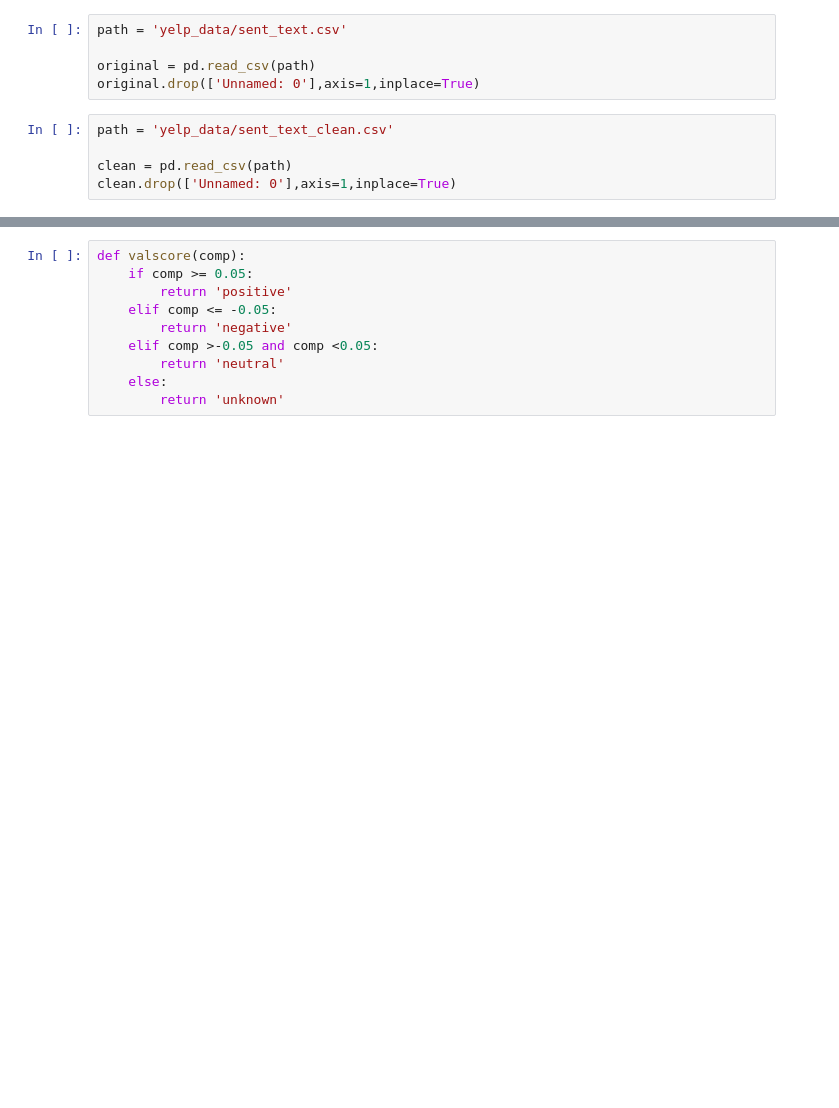
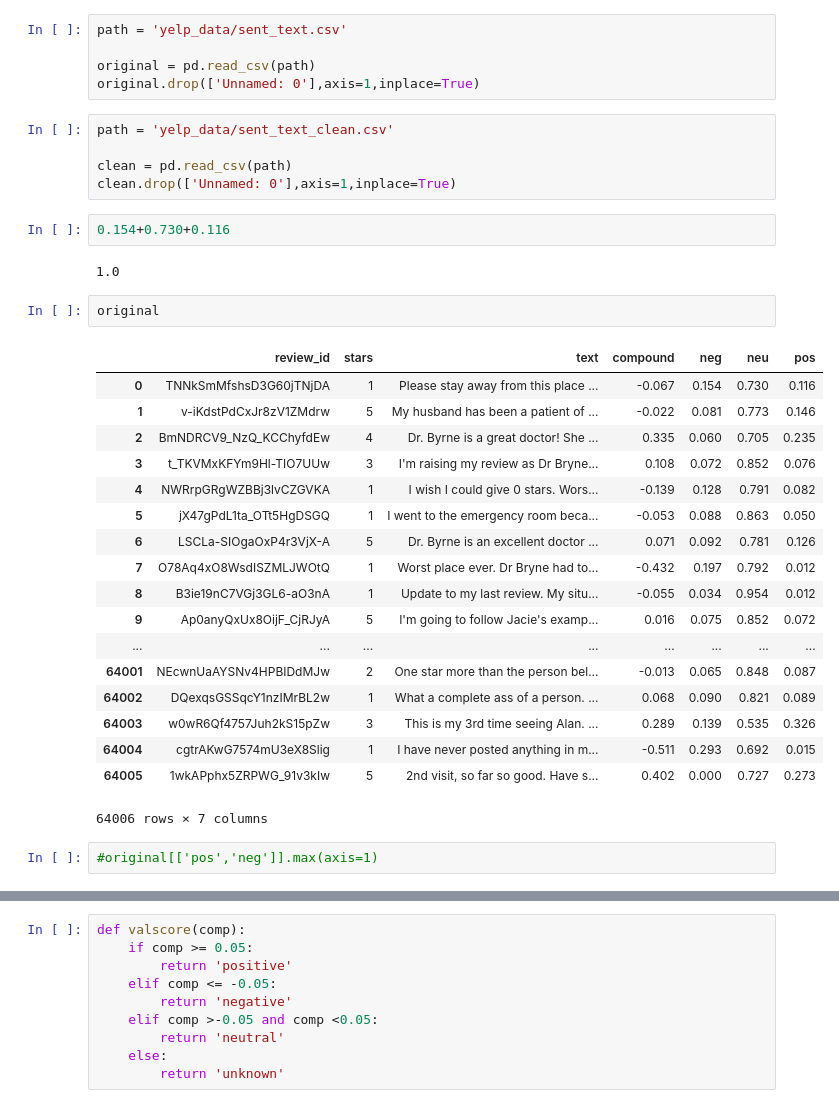
Before and after one commit to franksalas/text_classification_public_healthcare_data, a Jupyter notebook: data_exploration/health05_sentiment_values_better.ipynb, the cells around one changed output, grey strips where cells are left out. Drawn from its saved outputs; the diff is of its cells as text; blank space fills up the shorter version.

```diff
--- a/data_exploration/health05_sentiment_values_better.ipynb
+++ b/data_exploration/health05_sentiment_values_better.ipynb
@@ -17,3 +17,30 @@ path = 'yelp_data/sent_text_clean.csv'
 
 clean = pd.read_csv(path)
 clean.drop(['Unnamed: 0'],axis=1,inplace=True)
+# %%
+0.154+0.730+0.116
+# %% [output]
+1.0
+# %%
+original
+# %% [output]
+|  | review_id | stars | text | compound | neg | neu | pos |
+| 0 | TNNkSmMfshsD3G60jTNjDA | 1 | Please stay away from this place ... | -0.067 | 0.154 | 0.730 | 0.116 |
+| 1 | v-iKdstPdCxJr8zV1ZMdrw | 5 | My husband has been a patient of ... | -0.022 | 0.081 | 0.773 | 0.146 |
+| 2 | BmNDRCV9_NzQ_KCChyfdEw | 4 | Dr. Byrne is a great doctor! She ... | 0.335 | 0.060 | 0.705 | 0.235 |
+| 3 | t_TKVMxKFYm9Hl-TIO7UUw | 3 | I'm raising my review as Dr Bryne... | 0.108 | 0.072 | 0.852 | 0.076 |
+| 4 | NWRrpGRgWZBBj3lvCZGVKA | 1 | I wish I could give 0 stars. Wors... | -0.139 | 0.128 | 0.791 | 0.082 |
+| 5 | jX47gPdL1ta_OTt5HgDSGQ | 1 | I went to the emergency room beca... | -0.053 | 0.088 | 0.863 | 0.050 |
+| 6 | LSCLa-SIOgaOxP4r3VjX-A | 5 | Dr. Byrne is an excellent doctor ... | 0.071 | 0.092 | 0.781 | 0.126 |
+| 7 | O78Aq4xO8WsdISZMLJWOtQ | 1 | Worst place ever. Dr Bryne had to... | -0.432 | 0.197 | 0.792 | 0.012 |
+| 8 | B3ie19nC7VGj3GL6-aO3nA | 1 | Update to my last review. My situ... | -0.055 | 0.034 | 0.954 | 0.012 |
+| 9 | Ap0anyQxUx8OijF_CjRJyA | 5 | I'm going to follow Jacie's examp... | 0.016 | 0.075 | 0.852 | 0.072 |
+| ... | ... | ... | ... | ... | ... | ... | ... |
+| 64001 | NEcwnUaAYSNv4HPBIDdMJw | 2 | One star more than the person bel... | -0.013 | 0.065 | 0.848 | 0.087 |
+| 64002 | DQexqsGSSqcY1nzIMrBL2w | 1 | What a complete ass of a person. ... | 0.068 | 0.090 | 0.821 | 0.089 |
+| 64003 | w0wR6Qf4757Juh2kS15pZw | 3 | This is my 3rd time seeing Alan. ... | 0.289 | 0.139 | 0.535 | 0.326 |
+| 64004 | cgtrAKwG7574mU3eX8Slig | 1 | I have never posted anything in m... | -0.511 | 0.293 | 0.692 | 0.015 |
+| 64005 | 1wkAPphx5ZRPWG_91v3kIw | 5 | 2nd visit, so far so good. Have s... | 0.402 | 0.000 | 0.727 | 0.273 |
+64006 rows × 7 columns
+# %%
+#original[['pos','neg']].max(axis=1)
```
Also changed, not shown: parts of 36 cells of this notebook, 26 other files.
